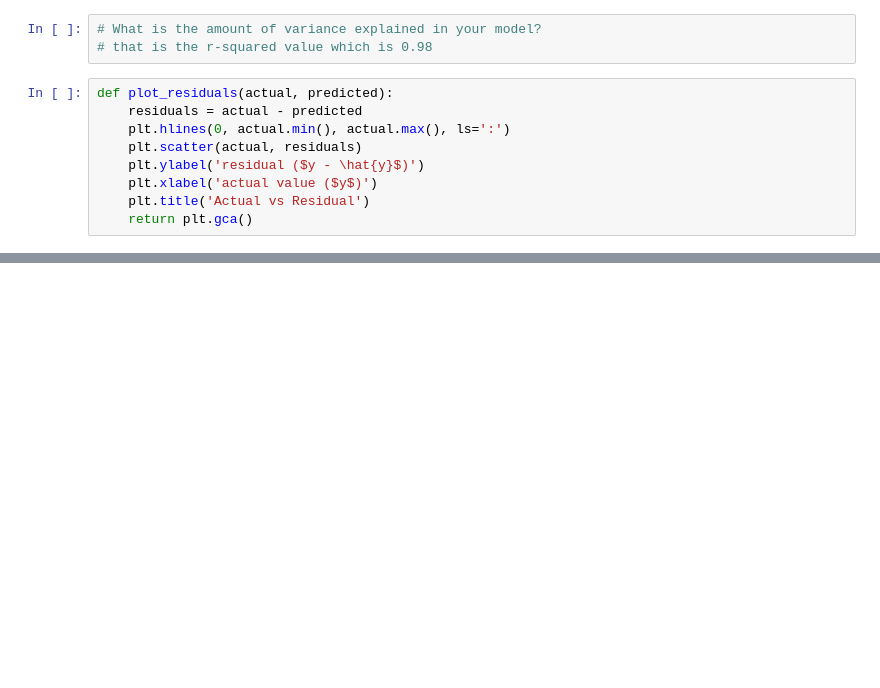
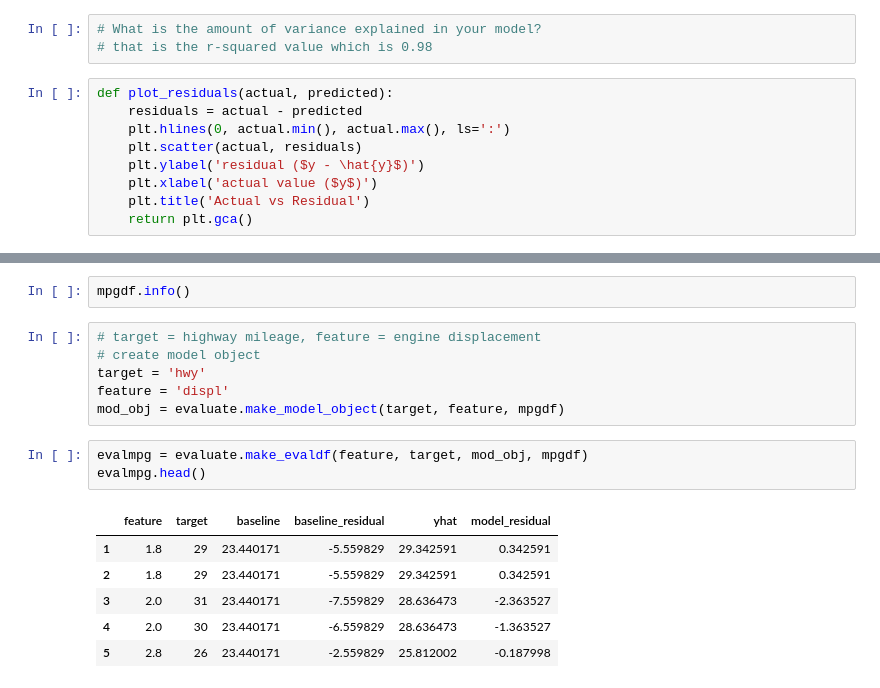
Before and after one commit to RyvynYoung/regression-exercises, a Jupyter notebook: evaluate.ipynb, the cells around one changed output, grey strips where cells are left out. Drawn from its saved outputs; the diff is of its cells as text; blank space fills up the shorter version.

```diff
--- a/evaluate.ipynb
+++ b/evaluate.ipynb
@@ -579,0 +558,18 @@ plot_residuals(evaldf.y, evaldf.yhat)
+# %%
+mpgdf.info()
+# %%
+# target = highway mileage, feature = engine displacement
+# create model object
+target = 'hwy'
+feature = 'displ'
+mod_obj = evaluate.make_model_object(target, feature, mpgdf)
+# %%
+evalmpg = evaluate.make_evaldf(feature, target, mod_obj, mpgdf)
+evalmpg.head()
+# %% [output]
+|  | feature | target | baseline | baseline_residual | yhat | model_residual |
+| 1 | 1.8 | 29 | 23.440171 | -5.559829 | 29.342591 | 0.342591 |
+| 2 | 1.8 | 29 | 23.440171 | -5.559829 | 29.342591 | 0.342591 |
+| 3 | 2.0 | 31 | 23.440171 | -7.559829 | 28.636473 | -2.363527 |
+| 4 | 2.0 | 30 | 23.440171 | -6.559829 | 28.636473 | -1.363527 |
+| 5 | 2.8 | 26 | 23.440171 | -2.559829 | 25.812002 | -0.187998 |
```
Also changed, not shown: parts of 42 cells of this notebook, 1 other file.
